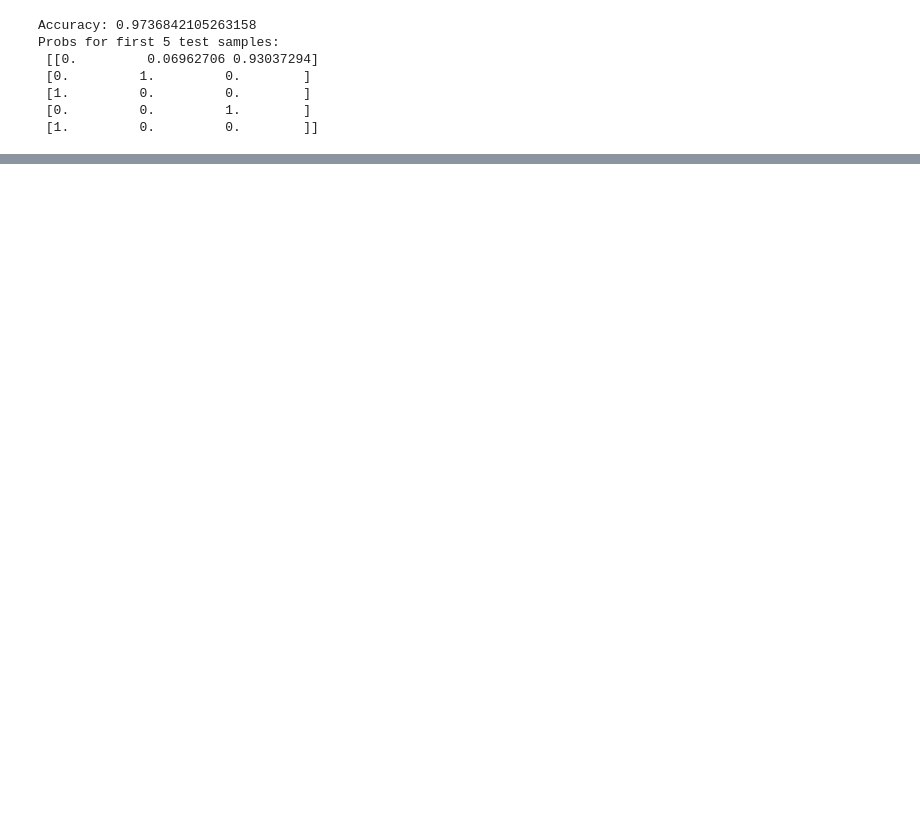
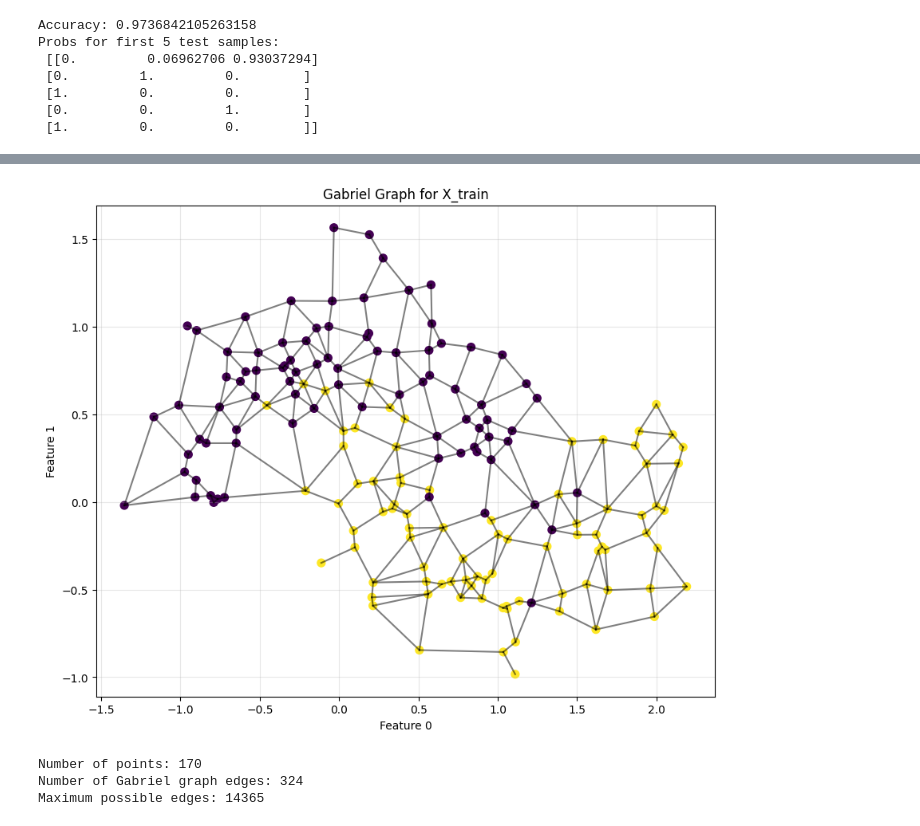
Before and after one commit to eduardo-ufmg/semana-conhecimento, a Jupyter notebook: knn.ipynb, the cells around one changed output, grey strips where cells are left out. Drawn from its saved outputs; the diff is of its cells as text; code cells hidden in the pictures; blank space fills up the shorter version.

```diff
--- a/knn.ipynb
+++ b/knn.ipynb
@@ -207,0 +259,35 @@ Test accuracy: 0.9273  (k=13, h=0.3469924031835624)
+# %%
+# Compute Gabriel graph for X_train
+gabriel_adj = gabriel_graph(X_train)
+
+# Create visualization
+plt.figure(figsize=(10, 8))
+
+# Plot the points colored by class
+plt.scatter(X_train[:, 0], X_train[:, 1], c=y_train, s=50, label='Points', cmap='viridis')
+
+# Draw edges for Gabriel graph
+n_points = X_train.shape[0]
+for i in range(n_points):
+    for j in range(i + 1, n_points):
+        if gabriel_adj[i, j] == 1:
+            plt.plot([X_train[i, 0], X_train[j, 0]],
+                    [X_train[i, 1], X_train[j, 1]],
+                    'k', alpha=0.5)
+
+plt.title('Gabriel Graph for X_train')
+plt.xlabel('Feature 0')
+plt.ylabel('Feature 1')
+plt.grid(True, alpha=0.3)
+plt.show()
+
+# Print some statistics
+n_edges = np.sum(gabriel_adj) // 2  # divide by 2 since matrix is symmetric
+print(f"Number of points: {n_points}")
+print(f"Number of Gabriel graph edges: {n_edges}")
+print(f"Maximum possible edges: {n_points * (n_points - 1) // 2}")
+# %% [output]
+[figure, added]
+Number of points: 170
+Number of Gabriel graph edges: 324
+Maximum possible edges: 14365
```
Also changed, not shown: parts of 6 cells of this notebook.
